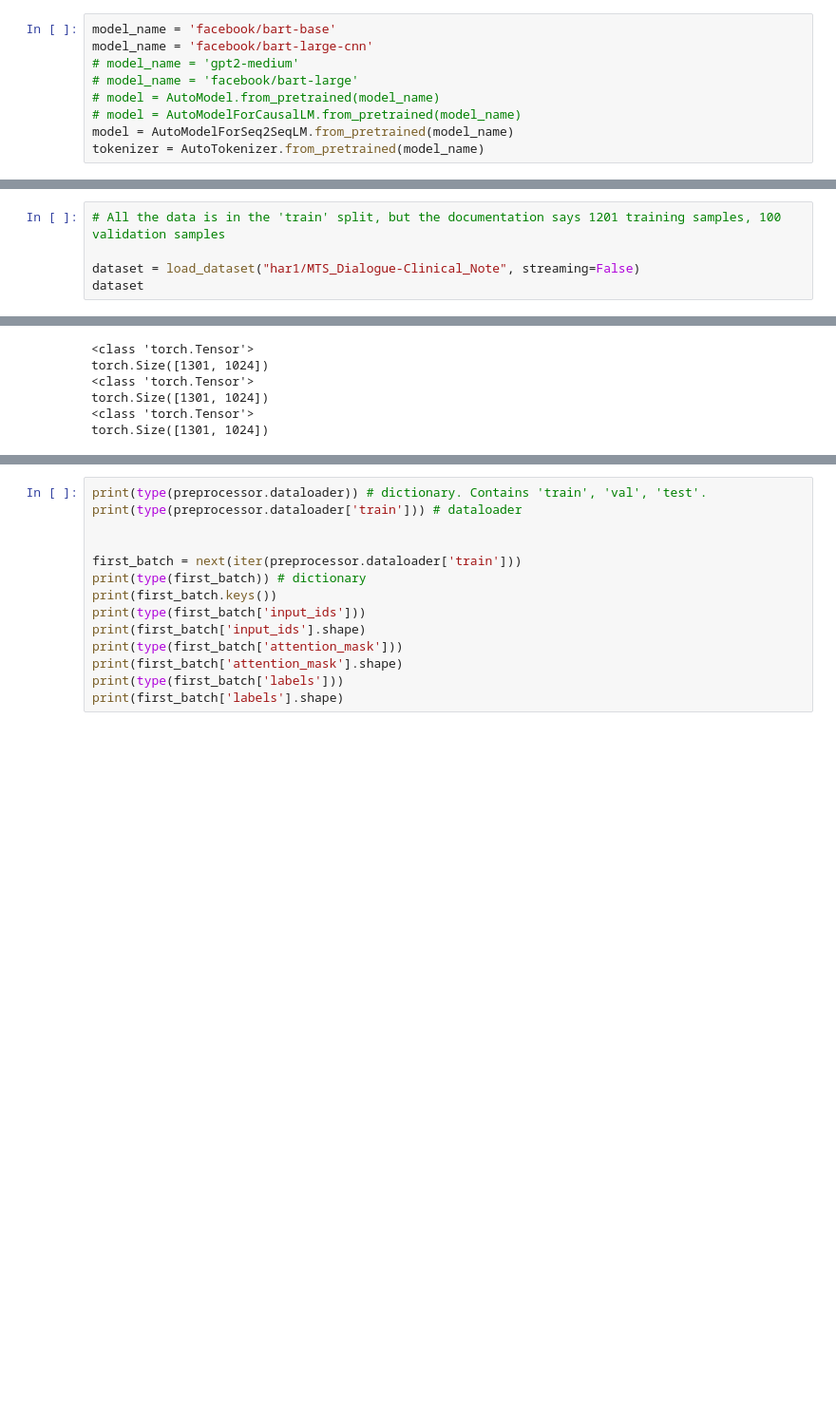
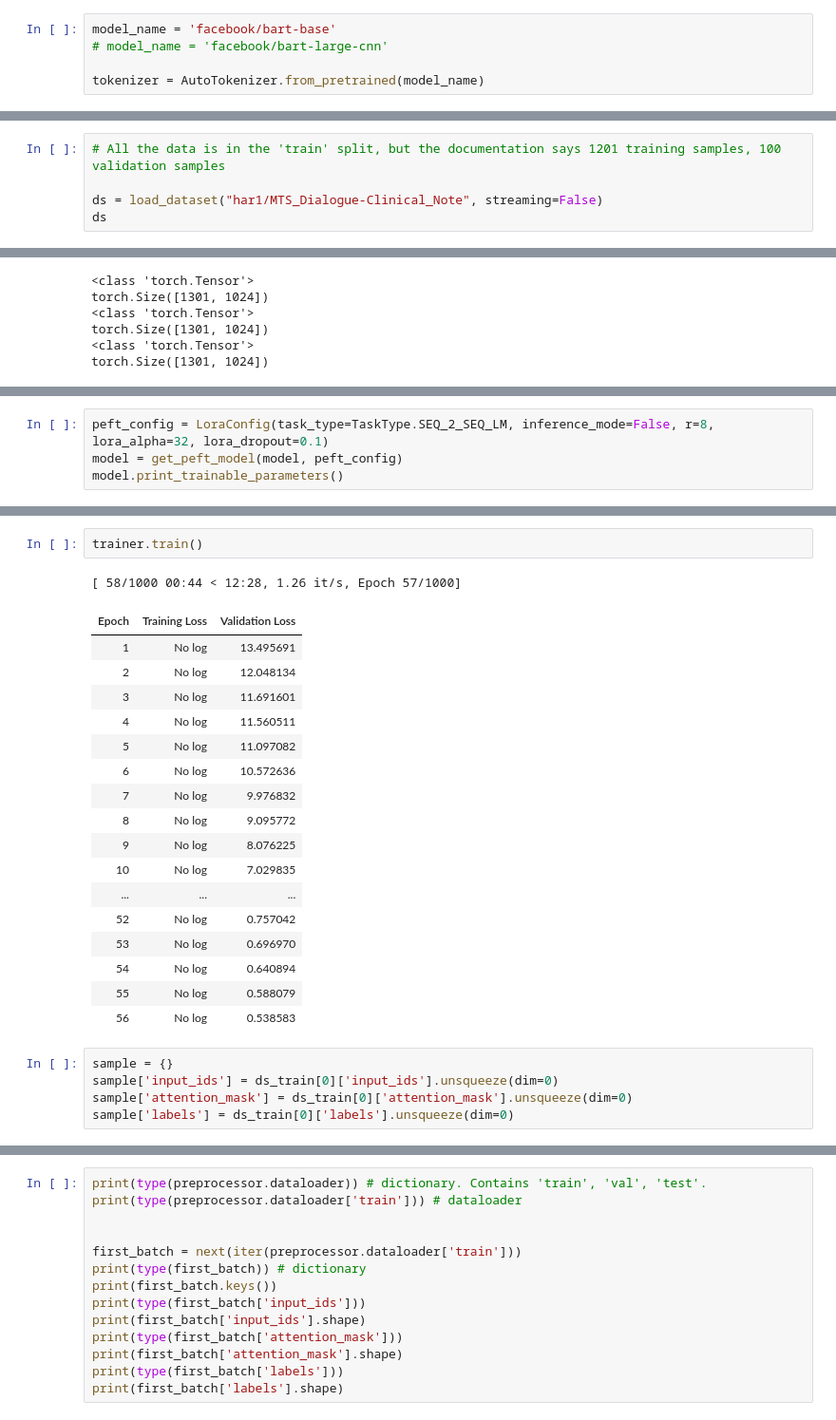
Before and after one commit to rfdspeng/ml_ai_portfolio, a Jupyter notebook: text_summ/text_summ.ipynb, the cells around one changed output, grey strips where cells are left out. Shown at 95% size. Cells and saved outputs as stored; diff of their text form; blank space fills up the shorter version.

Commit message:
text_summ project: successfully trained on one sample

```diff
--- a/text_summ/text_summ.ipynb
+++ b/text_summ/text_summ.ipynb
@@ -78,9 +43,5 @@ BART
 # %%
 model_name = 'facebook/bart-base'
-model_name = 'facebook/bart-large-cnn'
-# model_name = 'gpt2-medium'
-# model_name = 'facebook/bart-large'
-# model = AutoModel.from_pretrained(model_name)
-# model = AutoModelForCausalLM.from_pretrained(model_name)
-model = AutoModelForSeq2SeqLM.from_pretrained(model_name)
+# model_name = 'facebook/bart-large-cnn'
+
 tokenizer = AutoTokenizer.from_pretrained(model_name)
@@ -110,8 +48,8 @@ BartForConditionalGeneration(
 # %%
 # All the data is in the 'train' split, but the documentation says 1201 training samples, 100 validation samples
 
-dataset = load_dataset("har1/MTS_Dialogue-Clinical_Note", streaming=False)
-dataset
+ds = load_dataset("har1/MTS_Dialogue-Clinical_Note", streaming=False)
+ds
 # %% [output]
 DatasetDict({
     train: Dataset({
@@ -293,0 +195,4 @@ Creating train dataloader...
+# %%
+peft_config = LoraConfig(task_type=TaskType.SEQ_2_SEQ_LM, inference_mode=False, r=8, lora_alpha=32, lora_dropout=0.1)
+model = get_peft_model(model, peft_config)
+model.print_trainable_parameters()
@@ -293,0 +264,26 @@ Creating train dataloader...
+# %%
+trainer.train()
+# %% [output]
+[ 58/1000 00:44 < 12:28, 1.26 it/s, Epoch 57/1000]
+| Epoch | Training Loss | Validation Loss |
+| 1 | No log | 13.495691 |
+| 2 | No log | 12.048134 |
+| 3 | No log | 11.691601 |
+| 4 | No log | 11.560511 |
+| 5 | No log | 11.097082 |
+| 6 | No log | 10.572636 |
+| 7 | No log | 9.976832 |
+| 8 | No log | 9.095772 |
+| 9 | No log | 8.076225 |
+| 10 | No log | 7.029835 |
+| ... | ... | ... |
+| 52 | No log | 0.757042 |
+| 53 | No log | 0.696970 |
+| 54 | No log | 0.640894 |
+| 55 | No log | 0.588079 |
+| 56 | No log | 0.538583 |
+# %%
+sample = {}
+sample['input_ids'] = ds_train[0]['input_ids'].unsqueeze(dim=0)
+sample['attention_mask'] = ds_train[0]['attention_mask'].unsqueeze(dim=0)
+sample['labels'] = ds_train[0]['labels'].unsqueeze(dim=0)
```
Also changed, not shown: parts of 37 cells of this notebook, 5 other files.
